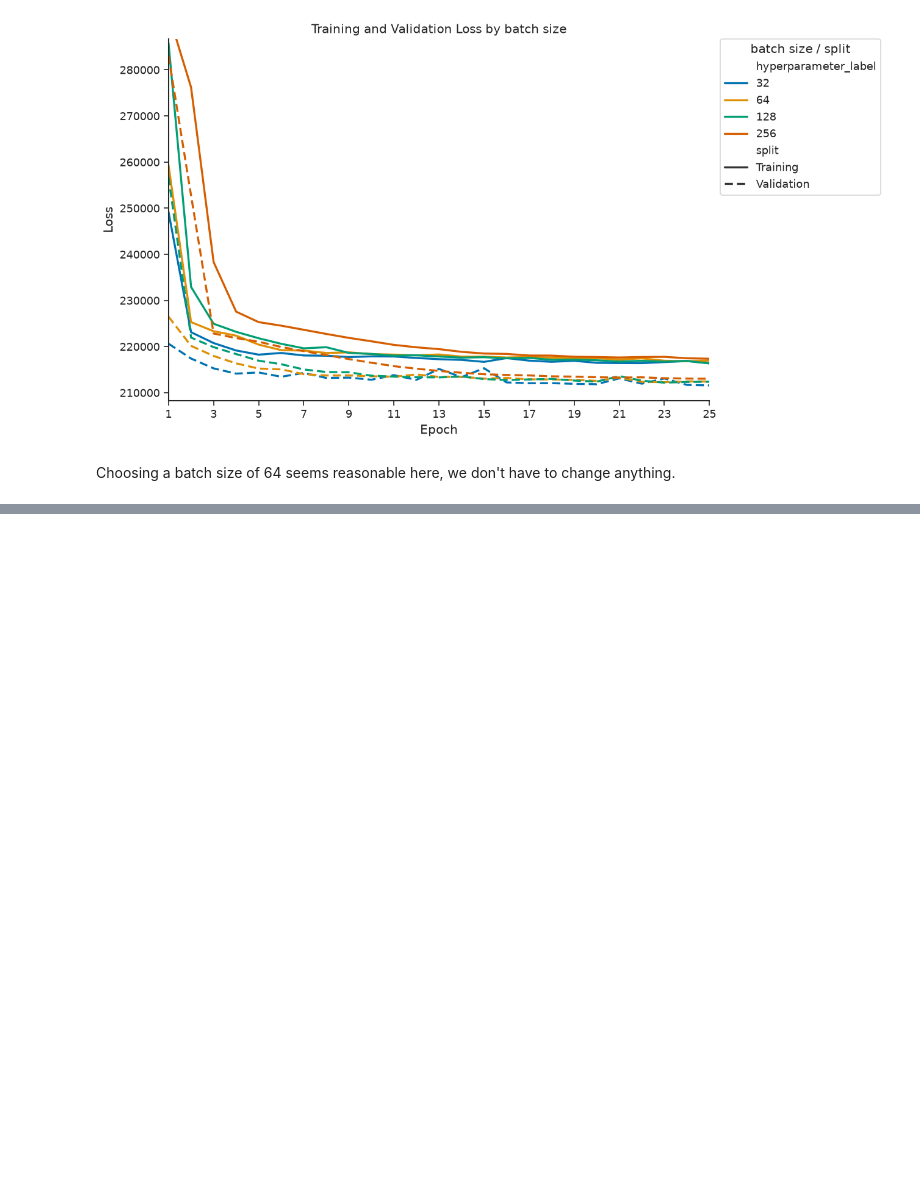
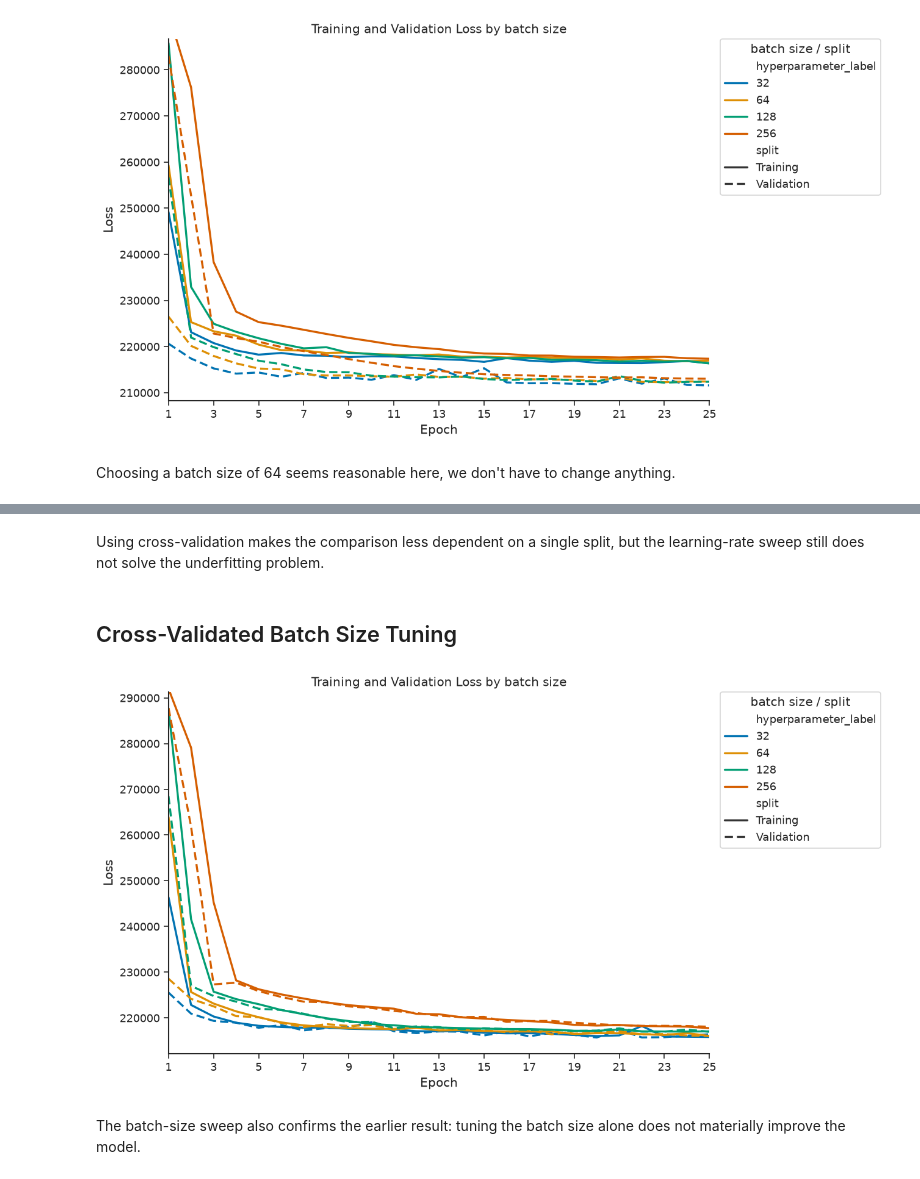
Before and after one commit to Maupse/ml-final-project-sose26-v2, a Jupyter notebook: notebooks/02-First-Models.ipynb, the cells around one changed output, grey strips where cells are left out. Saved outputs shown, nothing was run; the diff lists cells and outputs as text; code cells hidden in the pictures; blank space fills up the shorter version.

```diff
--- a/notebooks/02-First-Models.ipynb
+++ b/notebooks/02-First-Models.ipynb
@@ -107,0 +195,11 @@ Changing hyperparameters does not seem to do much, the loss is still way too hig
+# %% [markdown]
+Using cross-validation makes the comparison less dependent on a single split, but the learning-rate sweep still does not solve the underfitting problem.
+# %% [markdown]
+## Cross-Validated Batch Size Tuning
+# %%
+cv_multi_batch_size_data = load_data_multi_run_cross_validation("mlp-city-center-v1-batch-sizes")
+plot_hyperparameter_runs(cv_multi_batch_size_data, "batch_size", "batch size")
+# %% [output]
+[figure, added]
+# %% [markdown]
+The batch-size sweep also confirms the earlier result: tuning the batch size alone does not materially improve the model.
```
Also changed, not shown: parts of 9 cells of this notebook, 2 other files.
